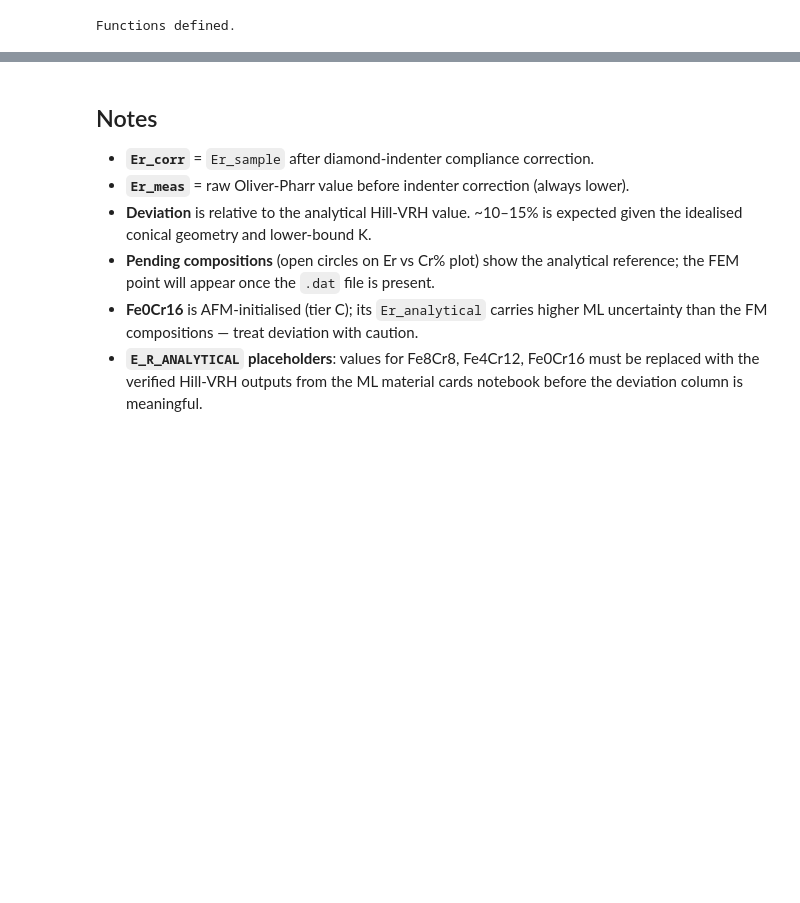
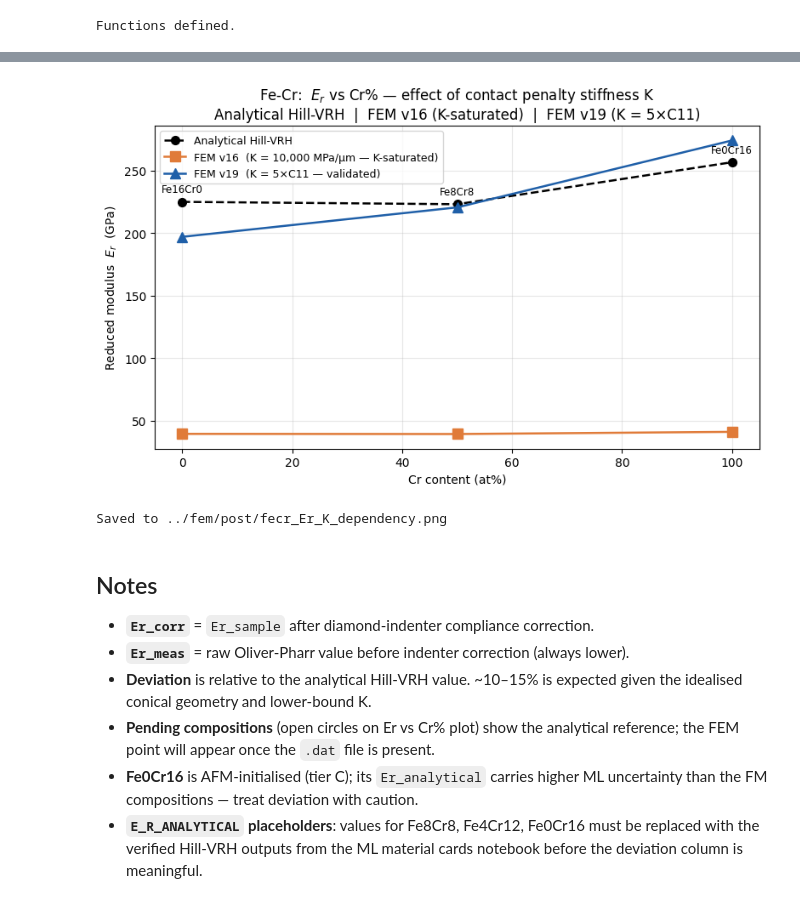
Before and after one commit to submerged-in-matrix/fe-cr_cu-ni_DFT, a Jupyter notebook: notebooks/fecr_nanoindentation_analysis_v19_all.ipynb, the cells around one changed output, grey strips where cells are left out. Cells and saved outputs as stored; diff of their text form; code cells hidden in the pictures; blank space fills up the shorter version.

Commit message:
K-dependency

```diff
--- a/notebooks/fecr_nanoindentation_analysis_v19_all.ipynb
+++ b/notebooks/fecr_nanoindentation_analysis_v19_all.ipynb
@@ -429,4 +430,83 @@ print(f"Er vs Cr% plot saved to {POST_DIR / 'fecr_Er_vs_Cr.png'}")
 Er vs Cr% plot saved to ../fem/post/fecr_Er_vs_Cr.png
+# %%
+# ── K-dependency comparison: Analytical VRH vs v16 FEM vs v19 FEM ────────────
+# v16 Er values from the v16 Oliver-Pharr notebook output
+# v19 Er values from the results list already computed above
+# Analytical VRH from COMPOSITIONS registry
+
+v16_df = pd.read_csv("../fem/post/fecr_op_results.csv", index_col="label")
+
+# Build aligned arrays across the four compositions
+cr_axis      = []
+er_analytical = []
+er_v16        = []
+er_v19        = []
+labels        = []
+
+for comp in COMPOSITIONS:
+    tag   = comp["tag"]
+    label = comp["label"]
+    cr    = comp["cr_pct"]
+    er_a  = comp["E_R_ANALYTICAL"]
+
+    # v19 result — None if missing or errored
+    v19_match = next((r for r in results if r["label"] == label and r.get("status") == "ok"), None)
+    er_v19_val = v19_match["Er_corrected_GPa"] if v19_match else None
+
+    # v16 result — None if composition absent from csv
+    er_v16_val = None
+    if label in v16_df.index and not pd.isna(v16_df.loc[label, "Er_GPa"]):
+        er_v16_val = v16_df.loc[label, "Er_GPa"]
+
+    cr_axis.append(cr)
+    er_analytical.append(er_a)
+    er_v16.append(er_v16_val)
+    er_v19.append(er_v19_val)
+    labels.append(label)
+
+cr_axis       = np.array(cr_axis)
+er_analytical = np.array(er_analytical, dtype=float)
+
+# separate arrays for v16/v19 — only plot where data exists
+cr_v16  = np.array([cr_axis[i] for i in range(len(labels)) if er_v16[i] is not None])
+val_v16 = np.array([er_v16[i]  for i in range(len(labels)) if er_v16[i] is not None])
+cr_v19  = np.array([cr_axis[i] for i in range(len(labels)) if er_v19[i] is not None])
+val_v19 = np.array([er_v19[i]  for i in range(len(labels)) if er_v19[i] is not None])
+
+fig, ax = plt.subplots(figsize=(8, 5))
+
+ax.plot(cr_axis, er_analytical, "k--", lw=1.8,
+        marker="o", ms=7, label="Analytical Hill-VRH")
+
+if len(cr_v16):
+    ax.plot(cr_v16, val_v16, "s-", color="#e07b39", lw=1.8,
+            ms=8, label="FEM v16  (K = 10,000 MPa/µm — K-saturated)")
+
+if len(cr_v19):
+    ax.plot(cr_v19, val_v19, "^-", color="#1f5fa8", lw=1.8,
+            ms=8, label="FEM v19  (K = 5×C11 — validated)")
+
+# label each composition on the analytical line
+for cr, er, lbl in zip(cr_axis, er_analytical, labels):
+    ax.annotate(lbl, (cr, er), textcoords="offset points",
+                xytext=(0, 8), ha="center", fontsize=8.5)
+
+ax.set_xlabel("Cr content (at%)")
+ax.set_ylabel("Reduced modulus  $E_r$  (GPa)")
+ax.set_title(
+    "Fe-Cr:  $E_r$ vs Cr% — effect of contact penalty stiffness K\n"
+    "Analytical Hill-VRH  |  FEM v16 (K-saturated)  |  FEM v19 (K = 5×C11)"
+)
+ax.legend(fontsize=9)
+ax.set_xlim(-5, 105)
+ax.grid(alpha=0.3)
+fig.tight_layout()
+fig.savefig(POST_DIR / "fecr_Er_K_dependency.png", dpi=150, bbox_inches="tight")
+plt.show()
+print(f"Saved to {POST_DIR / 'fecr_Er_K_dependency.png'}")
+# %% [output]
+[figure, added]
+Saved to ../fem/post/fecr_Er_K_dependency.png
 # %% [markdown]
 ## Notes
 
```
Also changed, not shown: parts of 5 cells of this notebook, 2 other files.
